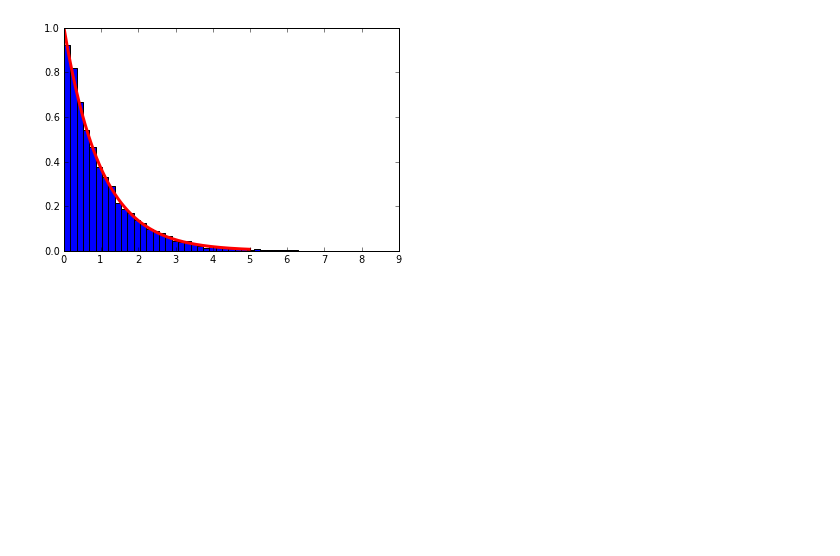
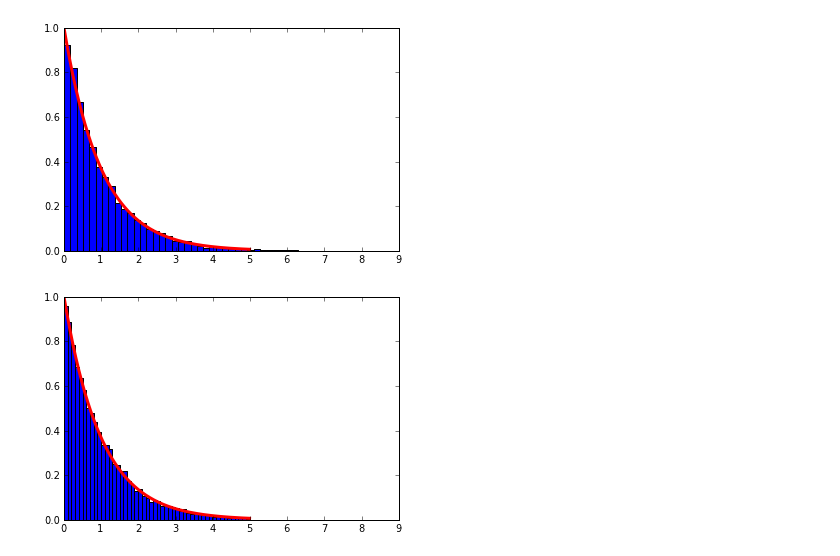
Before and after one commit to bhnorris/PHYS202-S13, a Jupyter notebook: Week8/RndNumMCSIm.ipynb, the cells around one changed output. Drawn from its saved outputs; the diff is of its cells as text; code cells hidden in the pictures; blank space fills up the shorter version.

```diff
--- a/Week8/RndNumMCSIm.ipynb
+++ b/Week8/RndNumMCSIm.ipynb
@@ -119,3 +119,22 @@ plot(x,f(x),lw=3,color='red')
 numpy.cumsum?
 # %%
 numpy.searchsorted?
+# %%
+f = lambda x: lmbd * exp(- lmbd * x)
+lmbd = 1
+
+x = arange(0, 5, .01)
+a = f(x)
+b = cumsum(a)/ sum(a)
+N = 10000
+z = numpy.random.random_sample(N);
+xi = numpy.array([])
+for zi in z:
+    xi = numpy.append(xi,x[numpy.searchsorted(b, zi)])
+hist(xi,50,normed =True)
+plot(x,f(x),lw=3,color='red')
+xlim(0,9.)
+ylim(0,1.)
+show()
+# %% [output]
+[figure, added]
```
Also changed, not shown: parts of 3 cells of this notebook.
